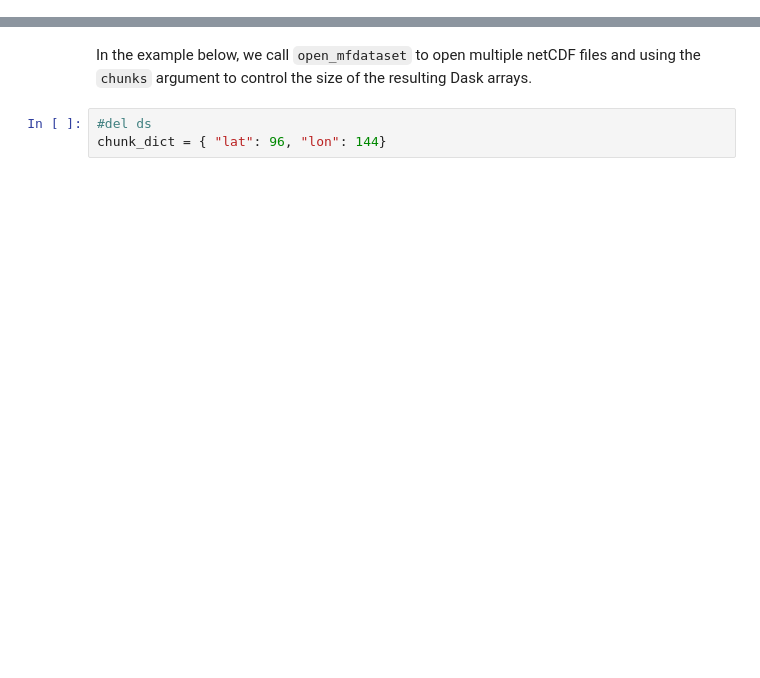
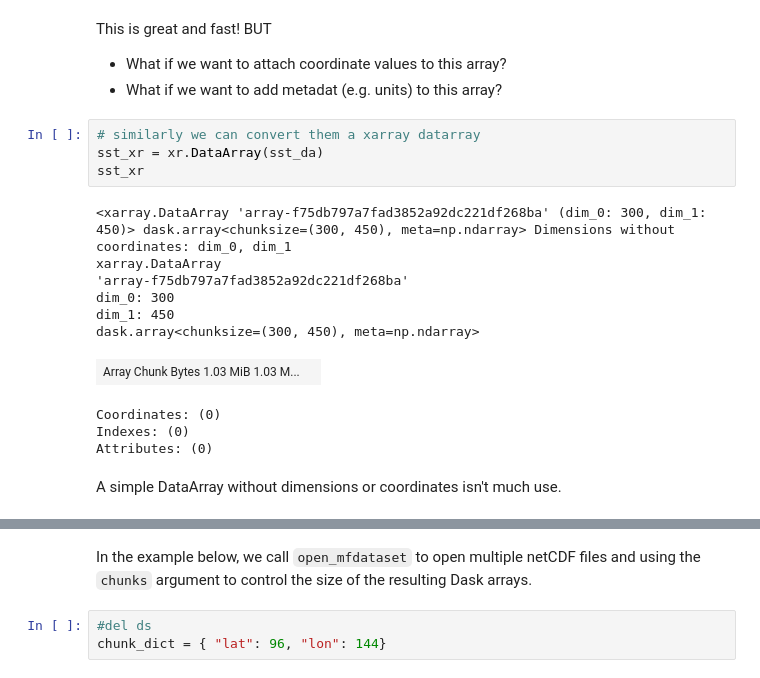
Before and after one commit to NCAR/dask-tutorial, a Jupyter notebook: notebooks/04-dask-xarray.ipynb, the cells around one changed output, grey strips where cells are left out. Cells and saved outputs as stored; diff of their text form; blank space fills up the shorter version.

```diff
--- a/notebooks/04-dask-xarray.ipynb
+++ b/notebooks/04-dask-xarray.ipynb
@@ -32,0 +93,21 @@ Xarray integrates with Dask to support parallel computations and streaming datas
+# %% [markdown]
+This is great and fast! BUT
+* What if we want to attach coordinate values to this array?
+* What if we want to add metadat (e.g. units) to this array?
+# %%
+# similarly we can convert them a xarray datarray
+sst_xr = xr.DataArray(sst_da)
+sst_xr
+# %% [output]
+<xarray.DataArray 'array-f75db797a7fad3852a92dc221df268ba' (dim_0: 300, dim_1: 450)> dask.array<chunksize=(300, 450), meta=np.ndarray> Dimensions without coordinates: dim_0, dim_1
+xarray.DataArray
+'array-f75db797a7fad3852a92dc221df268ba'
+dim_0: 300
+dim_1: 450
+dask.array<chunksize=(300, 450), meta=np.ndarray>
+| Array Chunk Bytes 1.03 MiB 1.03 M... |  |
+Coordinates: (0)
+Indexes: (0)
+Attributes: (0)
+# %% [markdown]
+A simple DataArray without dimensions or coordinates isn't much use.
```
Also changed, not shown: parts of 44 cells of this notebook.
